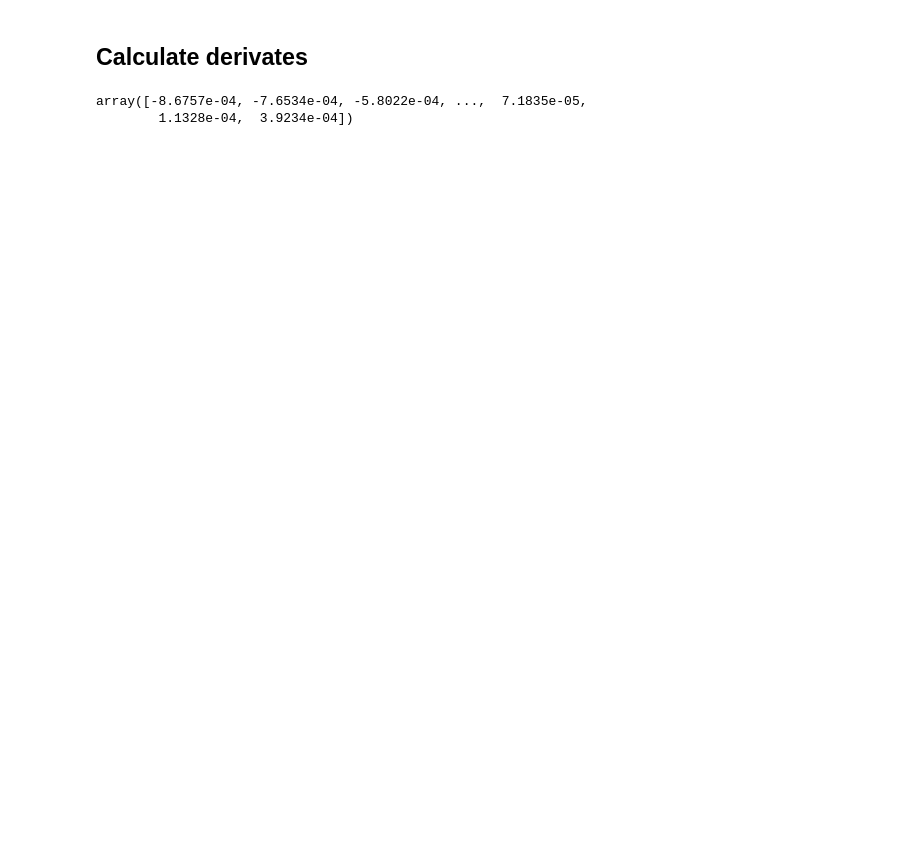
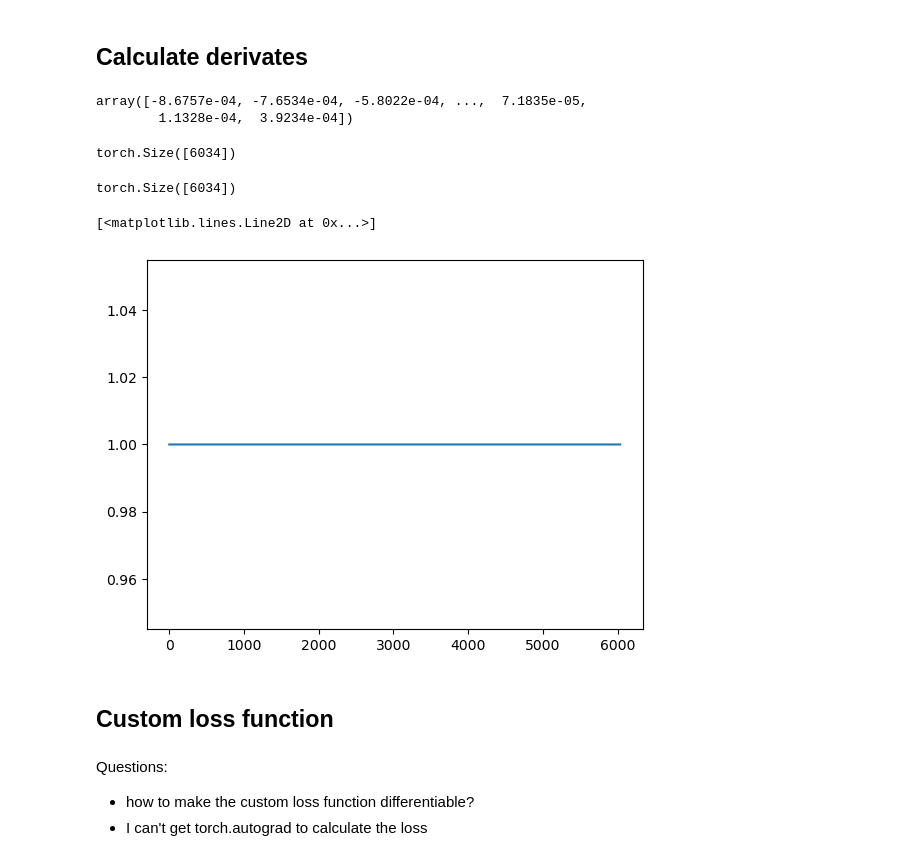
Before and after one commit to ai4er-cdt/earthquake-predictability, a Jupyter notebook: notebooks/JP861 003 - 2nd derivative loss fn.ipynb, the cells around one changed output. Drawn from its saved outputs; the diff is of its cells as text; code cells hidden in the pictures; blank space fills up the shorter version.

```diff
--- a/notebooks/JP861 003 - 2nd derivative loss fn.ipynb
+++ b/notebooks/JP861 003 - 2nd derivative loss fn.ipynb
@@ -93,5 +115,26 @@ test
 # %% [output]
 array([-8.6757e-04, -7.6534e-04, -5.8022e-04, ...,  7.1835e-05,
         1.1328e-04,  3.9234e-04])
+# %%
+# Create tensor
+true_tensor = torch.tensor(df_ds.values, dtype=torch.float32, requires_grad=True)
+
+true_tensor.shape
+# %% [output]
+torch.Size([6034])
+# %%
+# Calculate first derivative using autograd
+first_derivative = torch.autograd.grad(torch.sum(true_tensor), true_tensor, create_graph=True)[0]
+
+first_derivative.shape
+# %% [output]
+torch.Size([6034])
+# %%
+plt.plot(first_derivative) # all the derivatives are just 1s!
+# %% [output]
+[<matplotlib.lines.Line2D at 0x...>]
+[figure, added]
 # %%
 # Calculate second derivative
+# %% [markdown]
+## Custom loss function
@@ -97,0 +159,5 @@ array([-8.6757e-04, -7.6534e-04, -5.8022e-04, ...,  7.1835e-05,
+# %% [markdown]
+Questions:
+
+- how to make the custom loss function differentiable?
+- I can't get torch.autograd to calculate the loss
```
Also changed, not shown: parts of 11 cells of this notebook.
